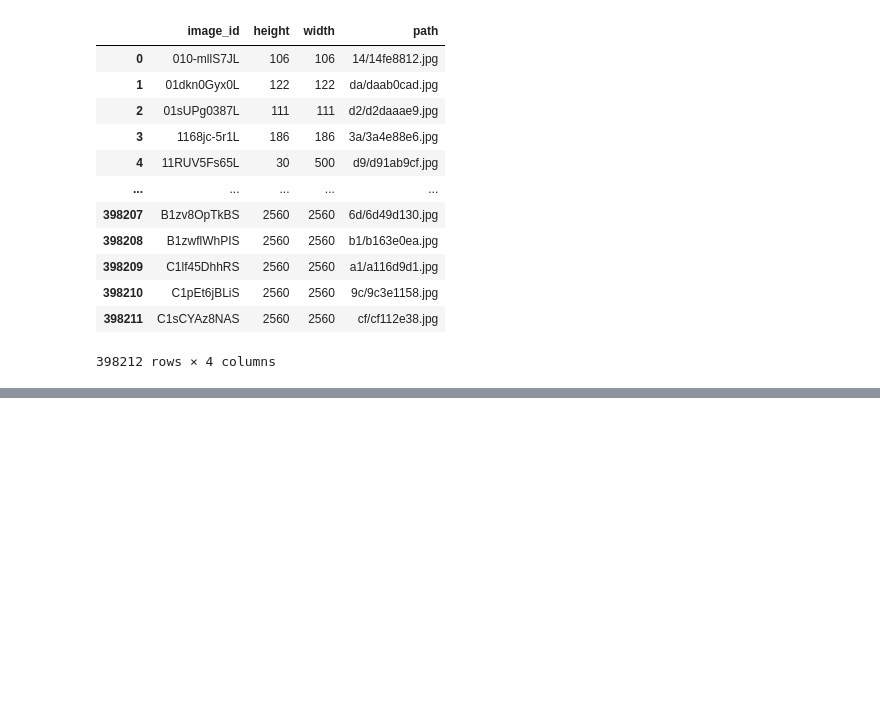
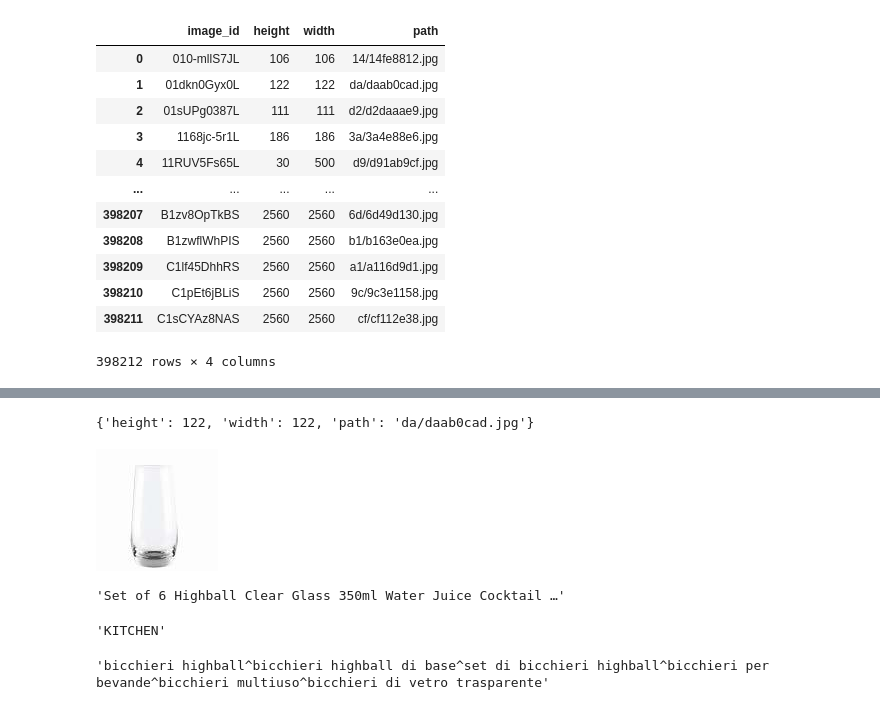
Before and after one commit to fedorTurchenko18/dsc-515, a Jupyter notebook: pan_test.ipynb, the cells around one changed output, grey strips where cells are left out. Cells and saved outputs as stored; diff of their text form; code cells hidden in the pictures; blank space fills up the shorter version.

```diff
--- a/pan_test.ipynb
+++ b/pan_test.ipynb
@@ -14,11 +14,13 @@ folder_path
 import pandas as pd
 import os.path
 
-meta_path = os.path.join(folder_path, 'metadata','images.csv')
+images_path = os.path.join(folder_path, 'images')
 
-meta = pd.read_csv(meta_path)
+images_meta_path = os.path.join(images_path, 'metadata','images.csv')
 
-meta
+images_meta = pd.read_csv(images_meta_path)
+
+images_meta
 # %% [output]
 |  | image_id | height | width | path |
 | 0 | 010-mllS7JL | 106 | 106 | 14/14fe8812.jpg |
@@ -38,12 +40,18 @@ meta
 
 def get_image_att(image_id):
 
-    record = meta[meta.image_id == image_id]
-    return  {
-        'height':record['height'],
-        'width':record['width'],
-        'path':record['path'],
-    }
+    record = images_meta[images_meta.image_id == image_id]
 
-get_image_att('010-mllS7JL')
+    if len(record)>0 and len(record['height'])>0 and len(record['width'])>0 and len(record['path'])>0:
+
+        record = record.iloc[0]
+
+        return  {
+            'height':record['height'],
+            'width':record['width'],
+            'path':record['path'],
+        }
+    return {}
+
+get_image_att('718mYsQTQbL')
 # %% [output]
@@ -55,0 +135,28 @@ get_image_att('010-mllS7JL')
+# %%
+get_image_att('01dkn0Gyx0L')
+# %% [output]
+{'height': 122, 'width': 122, 'path': 'da/daab0cad.jpg'}
+# %%
+from IPython.display import Image
+
+image_path_loc = get_image_att('01dkn0Gyx0L')['path']
+
+splitted = image_path_loc.split('/')
+
+image_path = os.path.join(images_path,'small',splitted[0],splitted[1])
+
+Image(image_path)
+# %% [output]
+[figure, added]
+# %%
+item_dict['01dkn0Gyx0L']['item_name'][0]['value']
+# %% [output]
+'Set of 6 Highball Clear Glass 350ml Water Juice Cocktail …'
+# %%
+item_dict['01dkn0Gyx0L']['product_type'][0]['value']
+# %% [output]
+'KITCHEN'
+# %%
+item_dict['01dkn0Gyx0L'][ 'item_keywords'][0]['value']
+# %% [output]
+'bicchieri highball^bicchieri highball di base^set di bicchieri highball^bicchieri per bevande^bicchieri multiuso^bicchieri di vetro trasparente'
```
Also changed, not shown: parts of 5 cells of this notebook, 4 other files.
